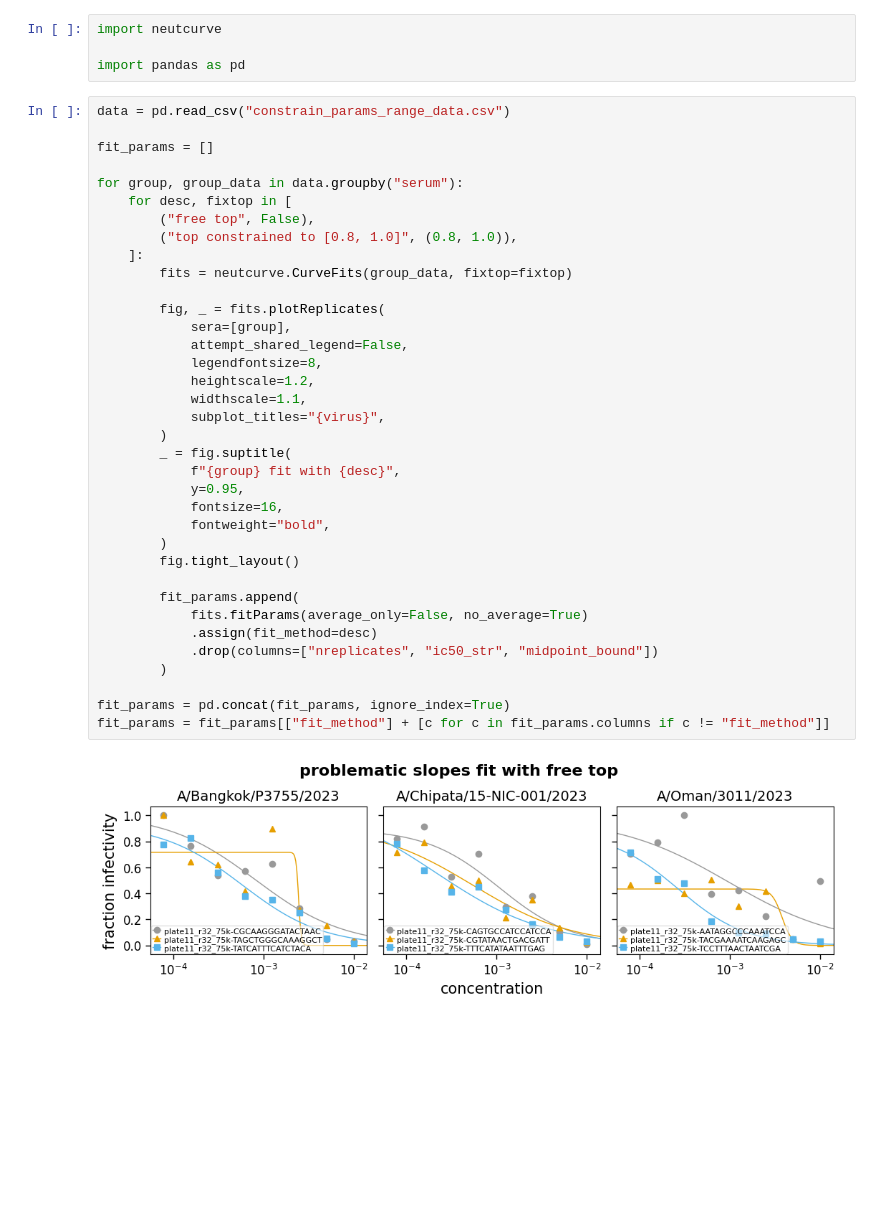
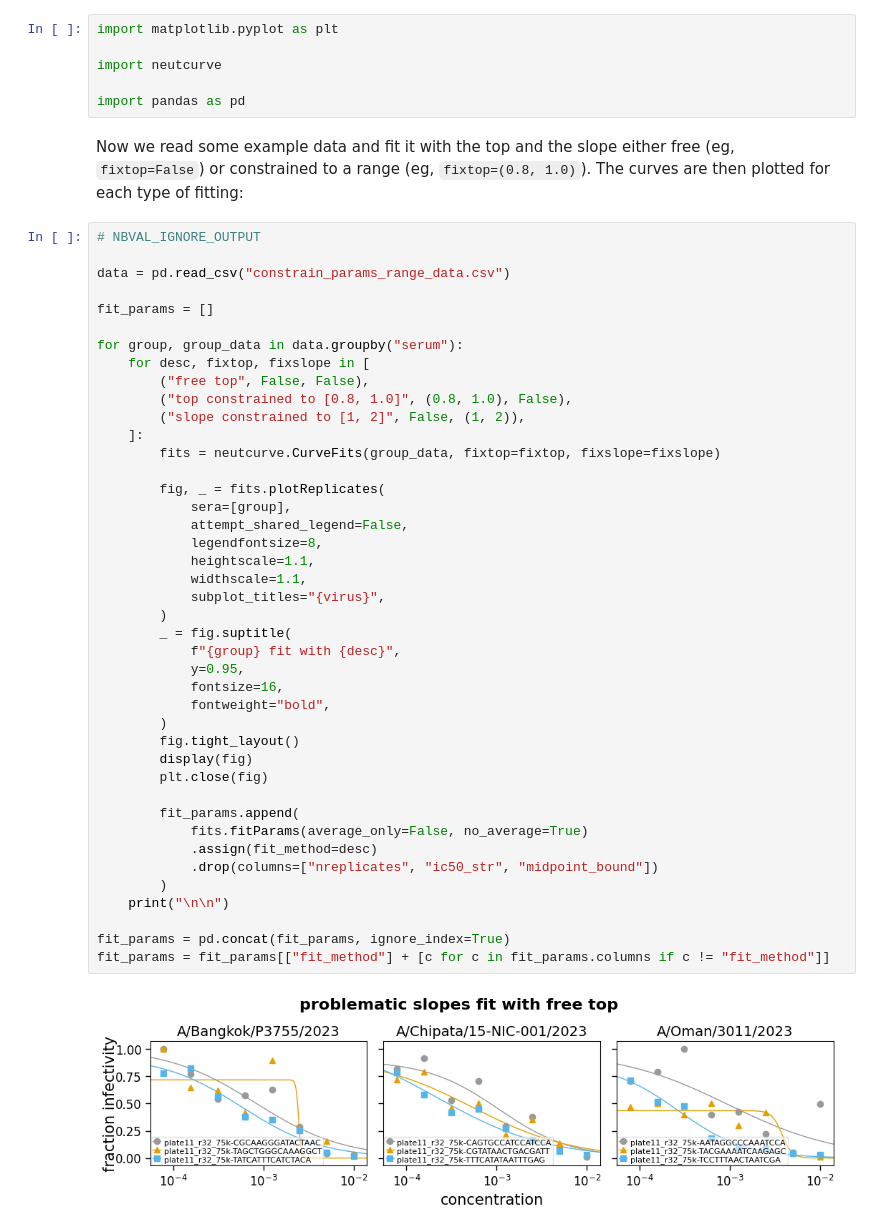
Before and after one commit to jbloomlab/neutcurve, a Jupyter notebook: notebooks/constrain_params_range.ipynb, the cells around one changed output. Saved outputs shown, nothing was run; the diff lists cells and outputs as text; blank space fills up the shorter version.

Commit message:
complete `constrain_params_range` for docs and tests

```diff
--- a/notebooks/constrain_params_range.ipynb
+++ b/notebooks/constrain_params_range.ipynb
@@ -3,42 +20,53 @@
 # %%
+import matplotlib.pyplot as plt
+
 import neutcurve
 
 import pandas as pd
+# %% [markdown]
+Now we read some example data and fit it with the top and the slope either free (eg, `fixtop=False`) or constrained to a range (eg, `fixtop=(0.8, 1.0)`).
+The curves are then plotted for each type of fitting:
 # %%
+# NBVAL_IGNORE_OUTPUT
+
 data = pd.read_csv("constrain_params_range_data.csv")
 
 fit_params = []
 
 for group, group_data in data.groupby("serum"):
-    for desc, fixtop in [
-        ("free top", False),
-        ("top constrained to [0.8, 1.0]", (0.8, 1.0)),
+    for desc, fixtop, fixslope in [
+        ("free top", False, False),
+        ("top constrained to [0.8, 1.0]", (0.8, 1.0), False),
+        ("slope constrained to [1, 2]", False, (1, 2)),
     ]:
-        fits = neutcurve.CurveFits(group_data, fixtop=fixtop)
+        fits = neutcurve.CurveFits(group_data, fixtop=fixtop, fixslope=fixslope)
 
         fig, _ = fits.plotReplicates(
             sera=[group],
             attempt_shared_legend=False,
             legendfontsize=8,
-            heightscale=1.2,
+            heightscale=1.1,
             widthscale=1.1,
             subplot_titles="{virus}",
         )
         _ = fig.suptitle(
             f"{group} fit with {desc}",
             y=0.95,
             fontsize=16,
             fontweight="bold",
         )
         fig.tight_layout()
+        display(fig)
+        plt.close(fig)
 
         fit_params.append(
             fits.fitParams(average_only=False, no_average=True)
             .assign(fit_method=desc)
             .drop(columns=["nreplicates", "ic50_str", "midpoint_bound"])
         )
+    print("\n\n")
 
 fit_params = pd.concat(fit_params, ignore_index=True)
 fit_params = fit_params[["fit_method"] + [c for c in fit_params.columns if c != "fit_method"]]
 # %% [output]
-[figure, old version]
+[figure, new version]
```
Also changed, not shown: parts of 4 cells of this notebook, 2 other files.
